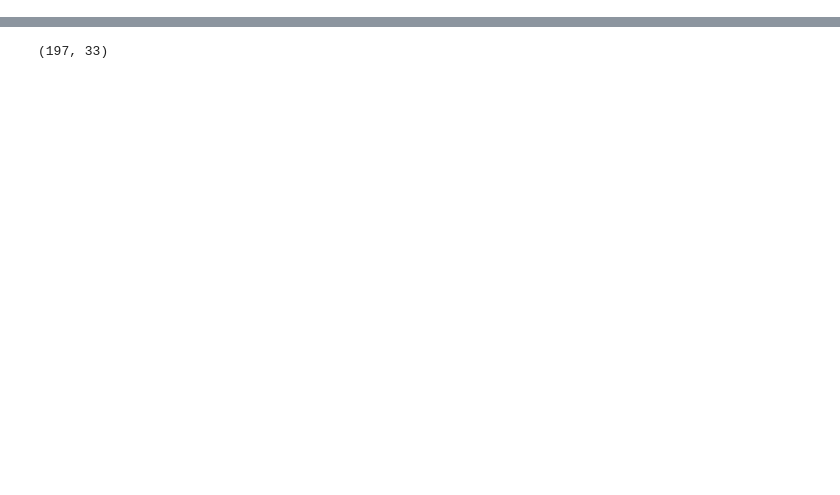
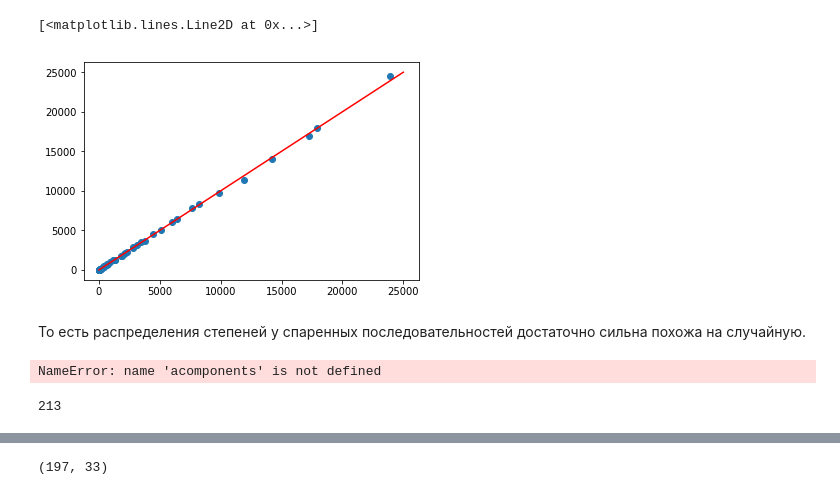
Before and after one commit to antigenomics/tcr-pairing-preferences, a Jupyter notebook: CDR3Graphs.ipynb, the cells around one changed output, grey strips where cells are left out. Drawn from its saved outputs; the diff is of its cells as text; code cells hidden in the pictures; blank space fills up the shorter version.

```diff
--- a/CDR3Graphs.ipynb
+++ b/CDR3Graphs.ipynb
@@ -56,0 +422,18 @@ for l in range(6, 20):
+# %%
+plt.scatter(ab_deg_distr, abx)
+plt.plot([0, 25000], [0, 25000], color='red')
+# %% [output]
+[<matplotlib.lines.Line2D at 0x...>]
+[figure, added]
+# %% [markdown]
+То есть распределения степеней у спаренных последовательностей достаточно сильна похожа на случайную.
+# %%
+comp_len = np.array([len(x) for x in acomponents])
+comp_len = comp_len[comp_len > 2]
+sns.distplot(comp_len)
+# %% [output]
+NameError: name 'acomponents' is not defined
+# %%
+np.sum(comp_len > 100)
+# %% [output]
+213
```
Also changed, not shown: parts of 69 cells of this notebook, 5 other files.
